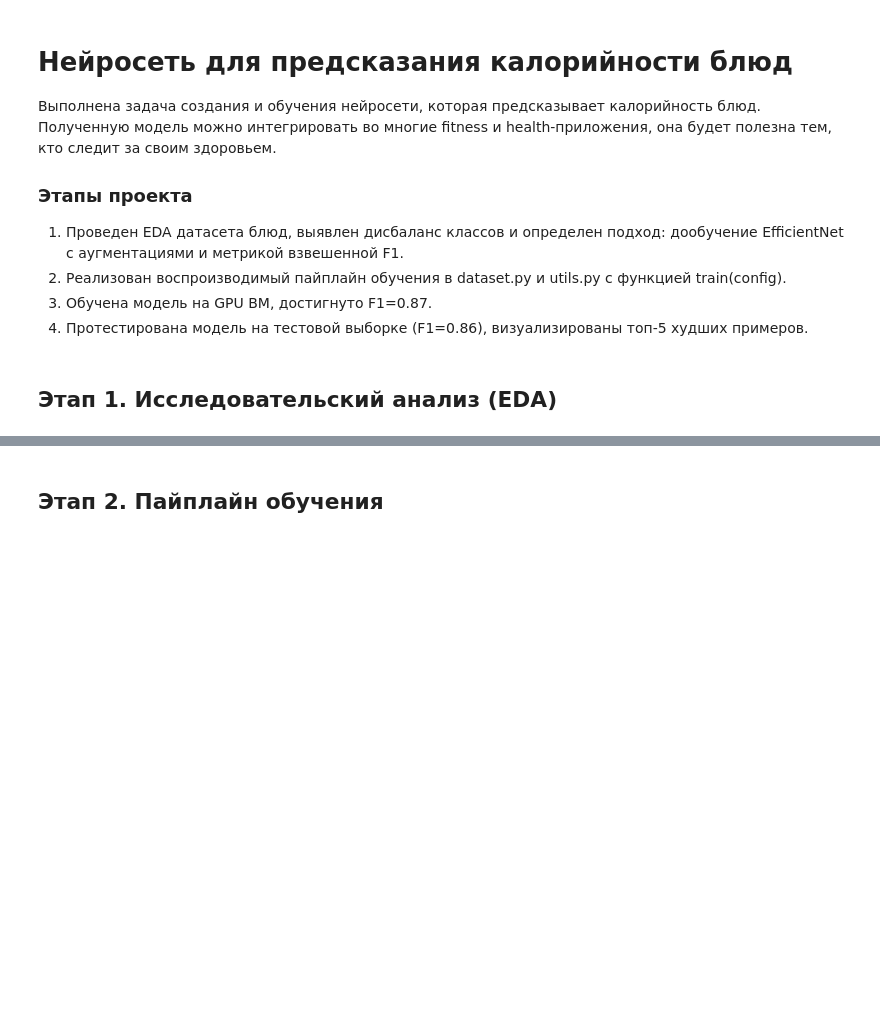
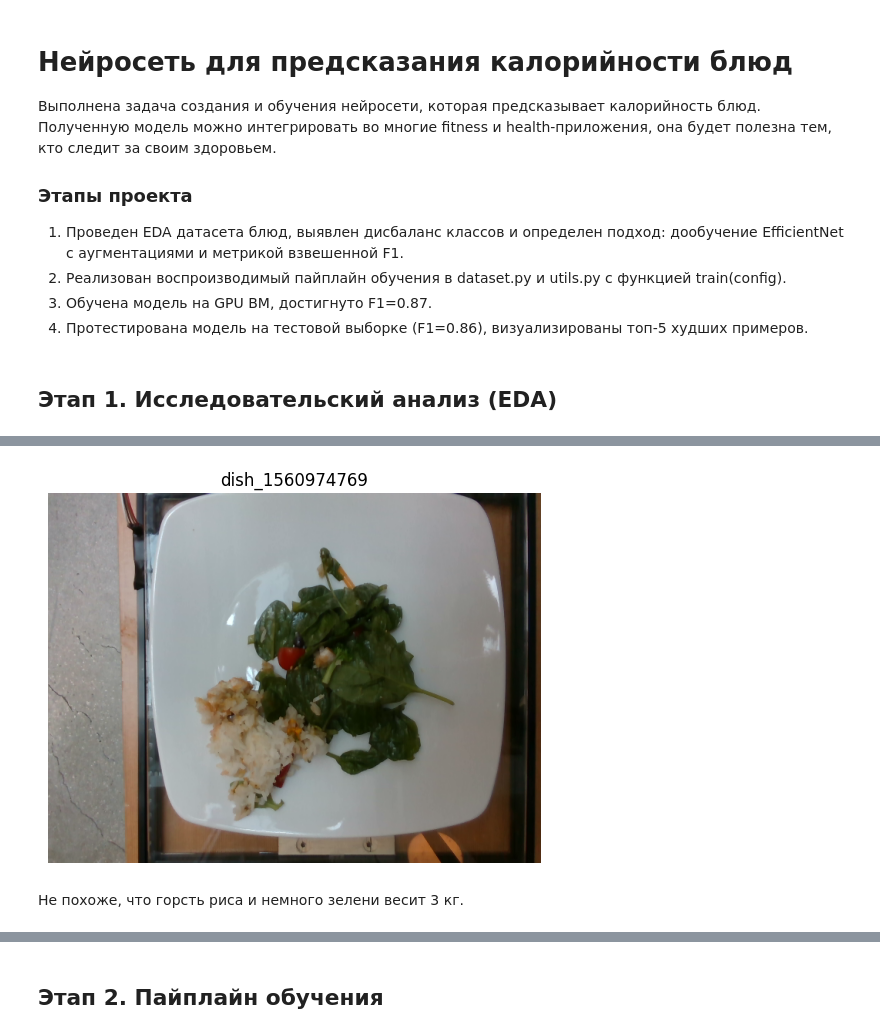
Before and after one commit to RumKam/dle-project-sprint-4, a Jupyter notebook: notebook.ipynb, the cells around one changed output, grey strips where cells are left out. Drawn from its saved outputs; the diff is of its cells as text; code cells hidden in the pictures; blank space fills up the shorter version.

```diff
--- a/notebook.ipynb
+++ b/notebook.ipynb
@@ -13,0 +180,19 @@
+# %%
+# Найдем в датасете это блюдо
+target_dish = 'dish_1560974769'
+
+if target_dish in dataset.classes:
+    class_idx = dataset.classes.index(target_dish)
+    # Ищем первое изображение с этим классом
+    for i, (_, label) in enumerate(dataset):
+        if label == class_idx:
+            image, _ = dataset[i]
+            plt.imshow(image)
+            plt.axis('off')
+            plt.title(target_dish)
+            plt.show()
+            break
+# %% [output]
+[figure, added]
+# %% [markdown]
+Не похоже, что горсть риса и немного зелени весит 3 кг.
```
Also changed, not shown: parts of 39 cells of this notebook, 3 other files.
